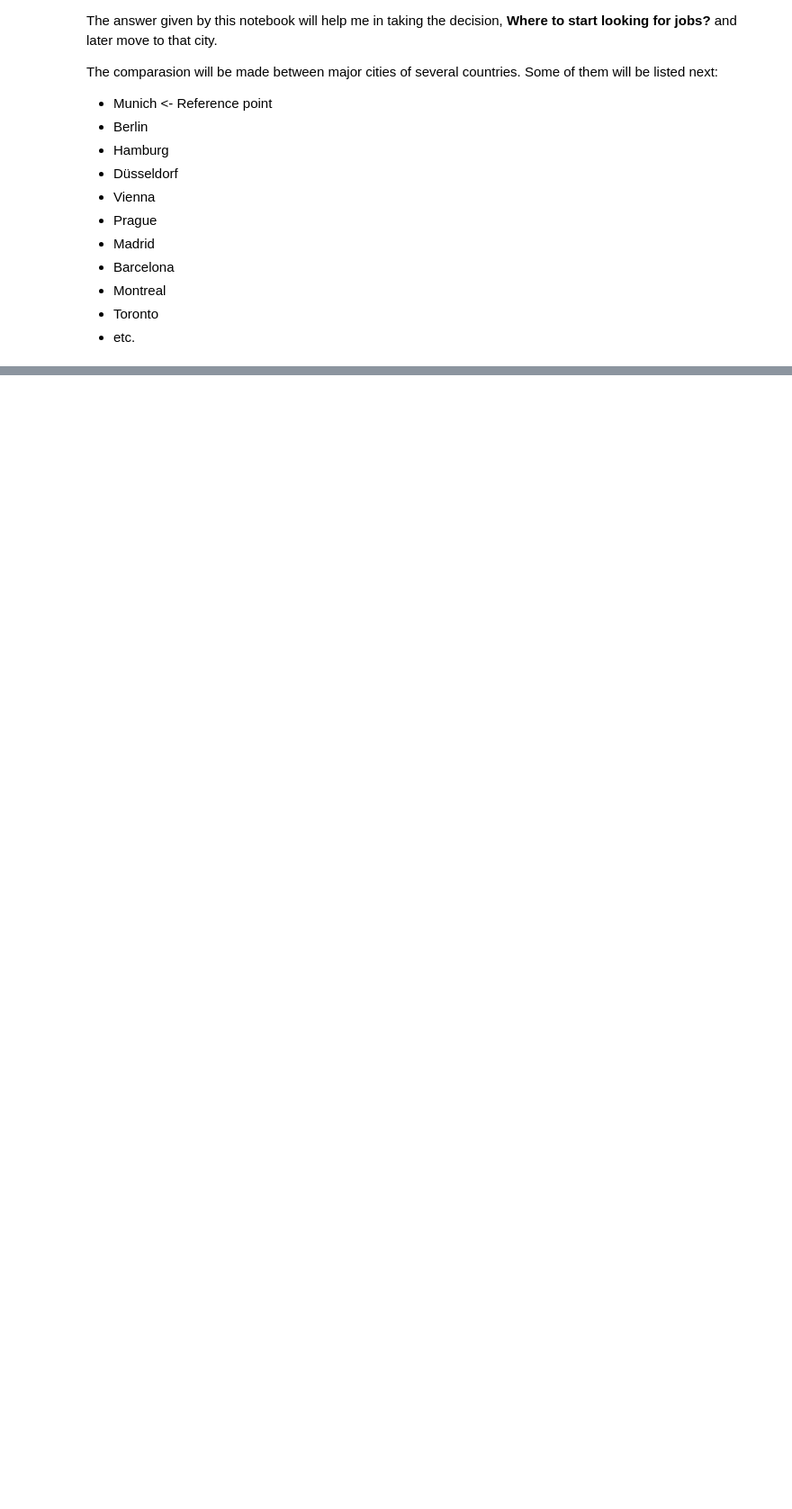
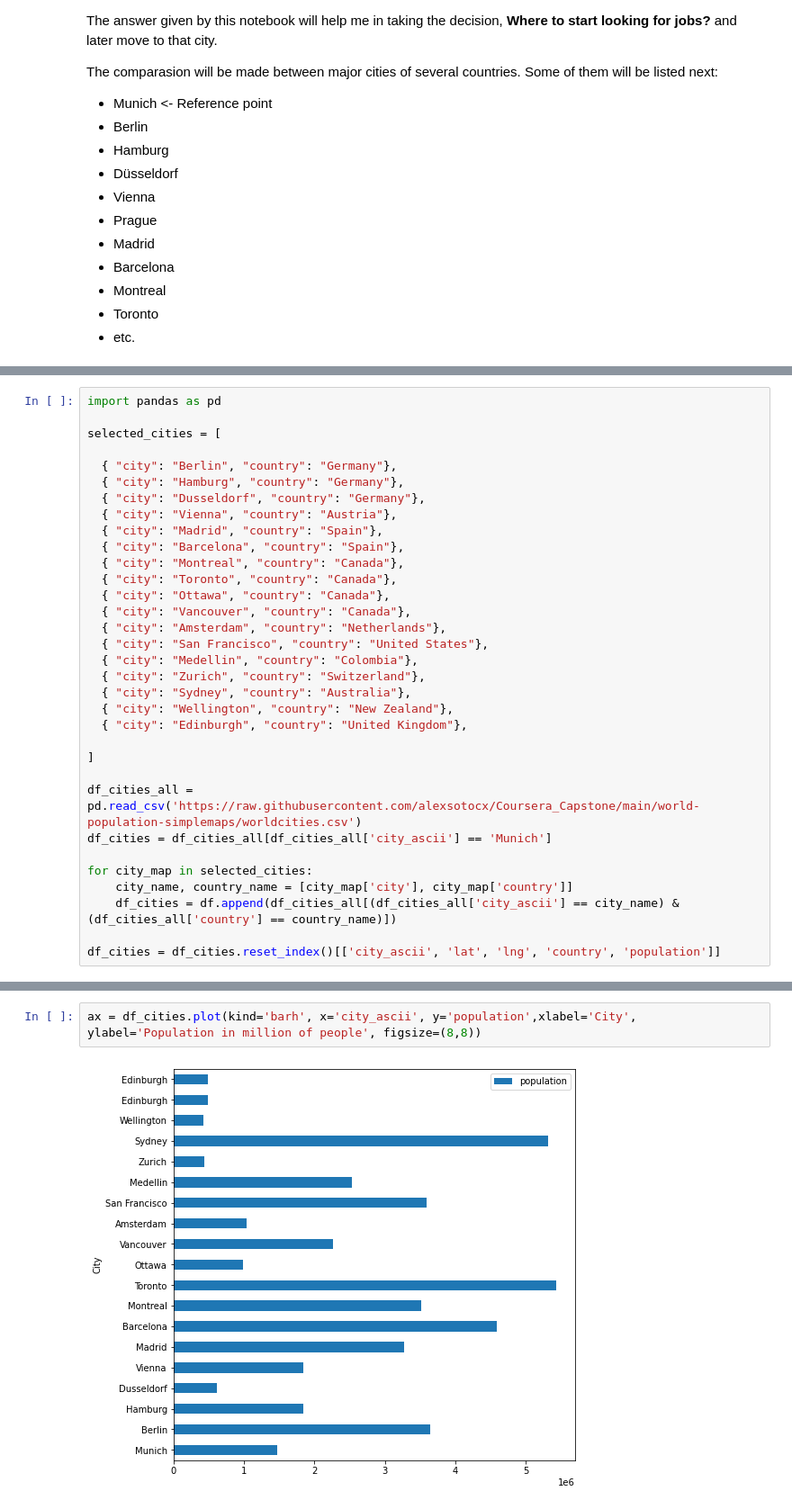
Before and after one commit to alexsotocx/Coursera_Capstone, a Jupyter notebook: CapstoneProject.ipynb, the cells around one changed output, grey strips where cells are left out. Shown: that part at 90% size. Drawn from its saved outputs; the diff is of its cells as text; blank space fills up the shorter version.

```diff
--- a/CapstoneProject.ipynb
+++ b/CapstoneProject.ipynb
@@ -82,0 +87,33 @@ I repeat: This dataset belongs to Simplemaps and all the attributions go to them
+# %%
+import pandas as pd
+
+selected_cities = [
+
+  { "city": "Berlin", "country": "Germany"},
+  { "city": "Hamburg", "country": "Germany"},
+  { "city": "Dusseldorf", "country": "Germany"},
+  { "city": "Vienna", "country": "Austria"},
+  { "city": "Madrid", "country": "Spain"},
+  { "city": "Barcelona", "country": "Spain"},
+  { "city": "Montreal", "country": "Canada"},
+  { "city": "Toronto", "country": "Canada"},
+  { "city": "Ottawa", "country": "Canada"},
+  { "city": "Vancouver", "country": "Canada"},
+  { "city": "Amsterdam", "country": "Netherlands"},
+  { "city": "San Francisco", "country": "United States"},
+  { "city": "Medellin", "country": "Colombia"},
+  { "city": "Zurich", "country": "Switzerland"},
+  { "city": "Sydney", "country": "Australia"},
+  { "city": "Wellington", "country": "New Zealand"},
+  { "city": "Edinburgh", "country": "United Kingdom"},
+
+]
+
+df_cities_all = pd.read_csv('https://raw.githubusercontent.com/alexsotocx/Coursera_Capstone/main/world-population-simplemaps/worldcities.csv')
+df_cities = df_cities_all[df_cities_all['city_ascii'] == 'Munich']
+
+for city_map in selected_cities:
+    city_name, country_name = [city_map['city'], city_map['country']]
+    df_cities = df.append(df_cities_all[(df_cities_all['city_ascii'] == city_name) & (df_cities_all['country'] == country_name)])
+
+df_cities = df_cities.reset_index()[['city_ascii', 'lat', 'lng', 'country', 'population']]
@@ -82,0 +182,4 @@ I repeat: This dataset belongs to Simplemaps and all the attributions go to them
+# %%
+ax = df_cities.plot(kind='barh', x='city_ascii', y='population',xlabel='City', ylabel='Population in million of people', figsize=(8,8))
+# %% [output]
+[figure, added]
```
Also changed, not shown: parts of 19 cells of this notebook.
